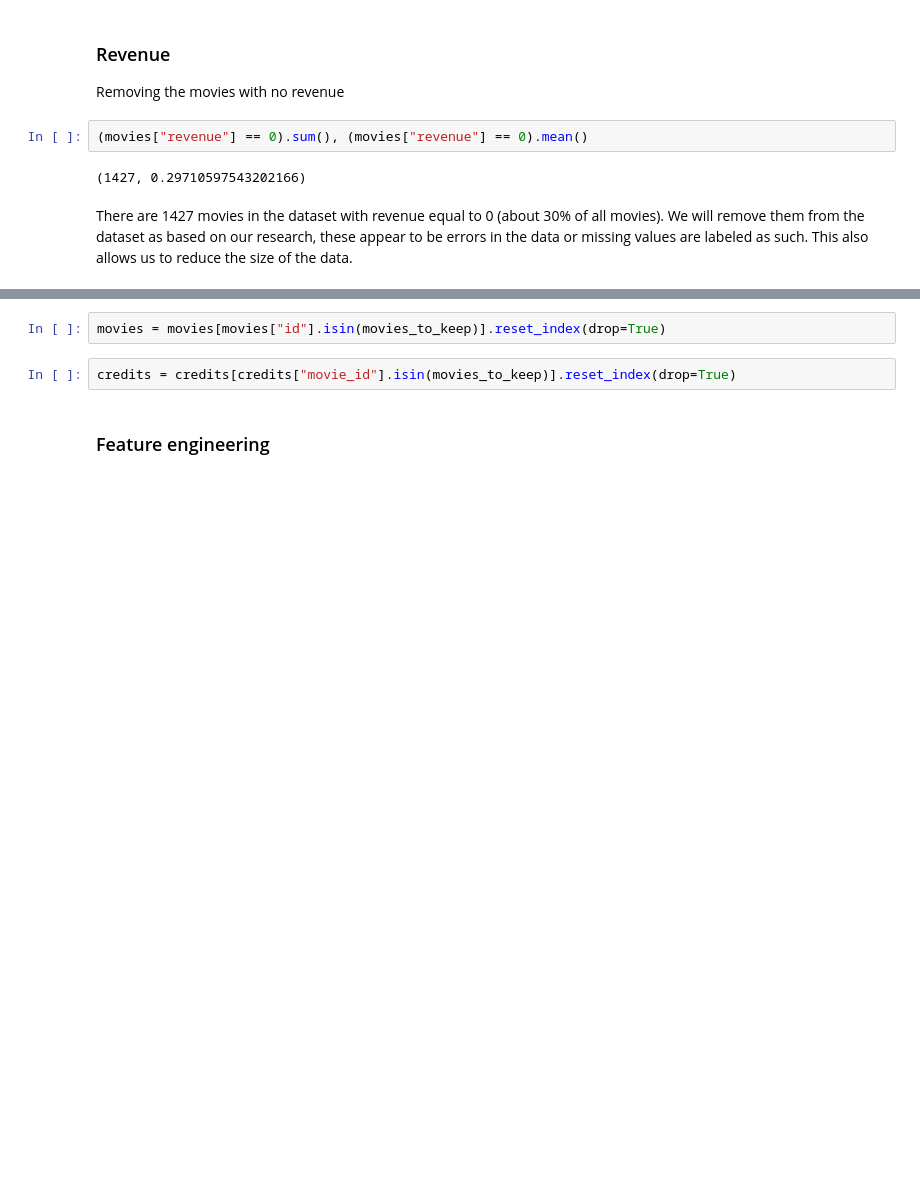
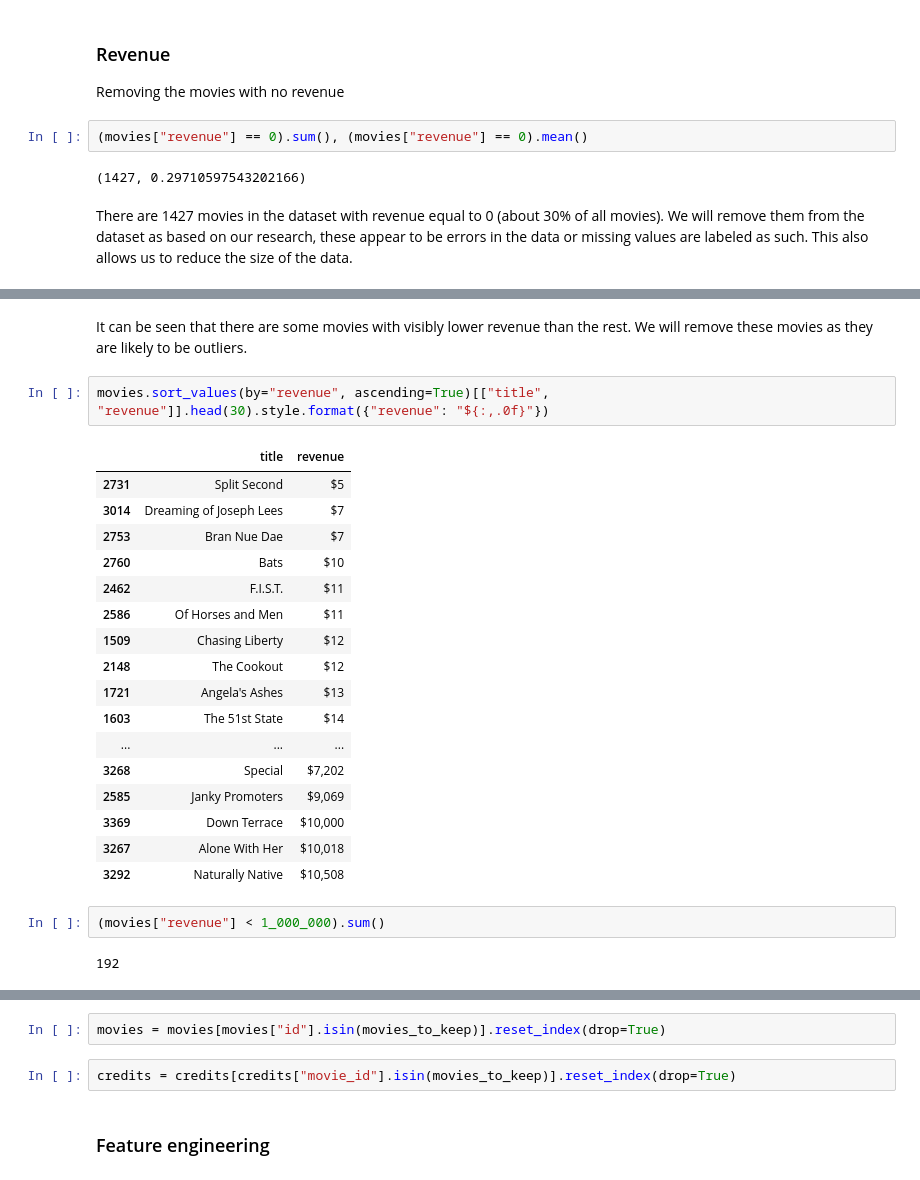
Before and after one commit to adrianstando/ML-on-Graphs-TMDB, a Jupyter notebook: eda.ipynb, the cells around one changed output, grey strips where cells are left out. Cells and saved outputs as stored; diff of their text form; blank space fills up the shorter version.

```diff
--- a/eda.ipynb
+++ b/eda.ipynb
@@ -125,0 +144,26 @@ There are 1427 movies in the dataset with revenue equal to 0 (about 30% of all m
+# %% [markdown]
+It can be seen that there are some movies with visibly lower revenue than the rest. We will remove these movies as they are likely to be outliers.
+# %%
+movies.sort_values(by="revenue", ascending=True)[["title", "revenue"]].head(30).style.format({"revenue": "${:,.0f}"})
+# %% [output]
+|  | title | revenue |
+| 2731 | Split Second | $5 |
+| 3014 | Dreaming of Joseph Lees | $7 |
+| 2753 | Bran Nue Dae | $7 |
+| 2760 | Bats | $10 |
+| 2462 | F.I.S.T. | $11 |
+| 2586 | Of Horses and Men | $11 |
+| 1509 | Chasing Liberty | $12 |
+| 2148 | The Cookout | $12 |
+| 1721 | Angela's Ashes | $13 |
+| 1603 | The 51st State | $14 |
+| ... | ... | ... |
+| 3268 | Special | $7,202 |
+| 2585 | Janky Promoters | $9,069 |
+| 3369 | Down Terrace | $10,000 |
+| 3267 | Alone With Her | $10,018 |
+| 3292 | Naturally Native | $10,508 |
+# %%
+(movies["revenue"] < 1_000_000).sum()
+# %% [output]
+192
```
Also changed, not shown: parts of 24 cells of this notebook, 2 other files.
